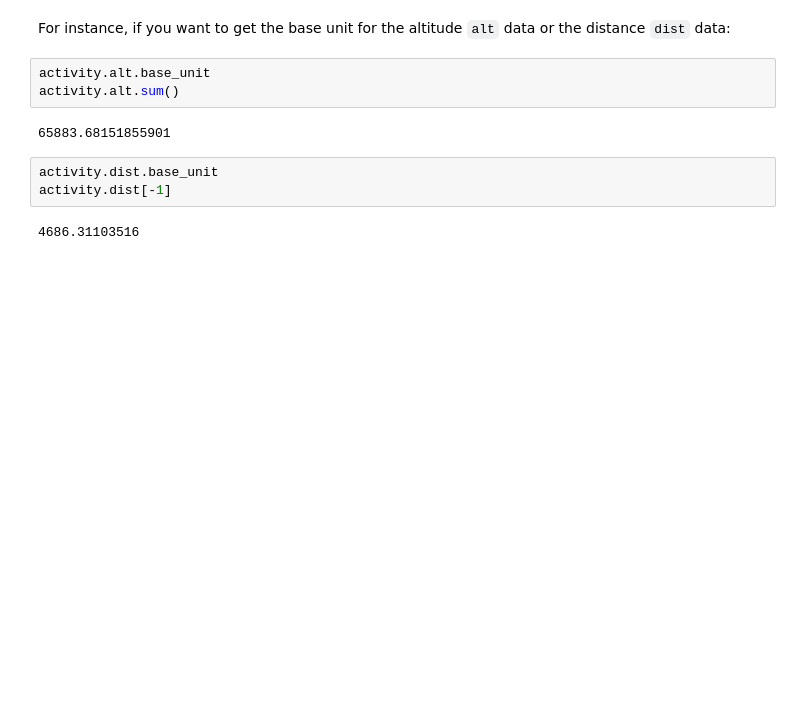
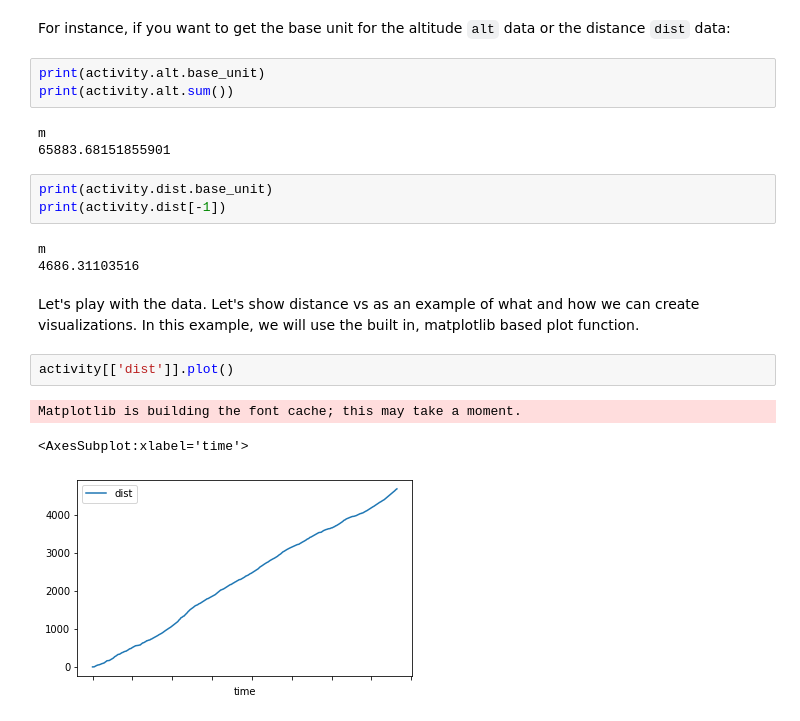
Before and after one commit to corriporai/runpandas, a Jupyter notebook: examples/overview.ipynb, the cells around one changed output. Cells and saved outputs as stored; diff of their text form; blank space fills up the shorter version.

Commit message:
DOC: Updates on README and Overview jupyter notebooks (added some visualization examples) DOC: Added the codefactor badge

```diff
--- a/examples/overview.ipynb
+++ b/examples/overview.ipynb
@@ -36,12 +36,22 @@ print(type(activity.alt))
 # %% [markdown]
 For instance, if you want to get the base unit for the altitude ``alt`` data or the distance ``dist`` data:
 # %%
-activity.alt.base_unit
-activity.alt.sum()
+print(activity.alt.base_unit)
+print(activity.alt.sum())
 # %% [output]
+m
 65883.68151855901
 # %%
-activity.dist.base_unit
-activity.dist[-1]
+print(activity.dist.base_unit)
+print(activity.dist[-1])
 # %% [output]
+m
 4686.31103516
+# %% [markdown]
+Let's play with the data. Let's show distance vs as an example of what and how we can create visualizations.  In this example, we will use the built in, matplotlib based plot function.
+# %%
+activity[['dist']].plot()
+# %% [output]
+Matplotlib is building the font cache; this may take a moment.
+<AxesSubplot:xlabel='time'>
+[figure, added]
```
Also changed, not shown: parts of 10 cells of this notebook, 3 other files.
